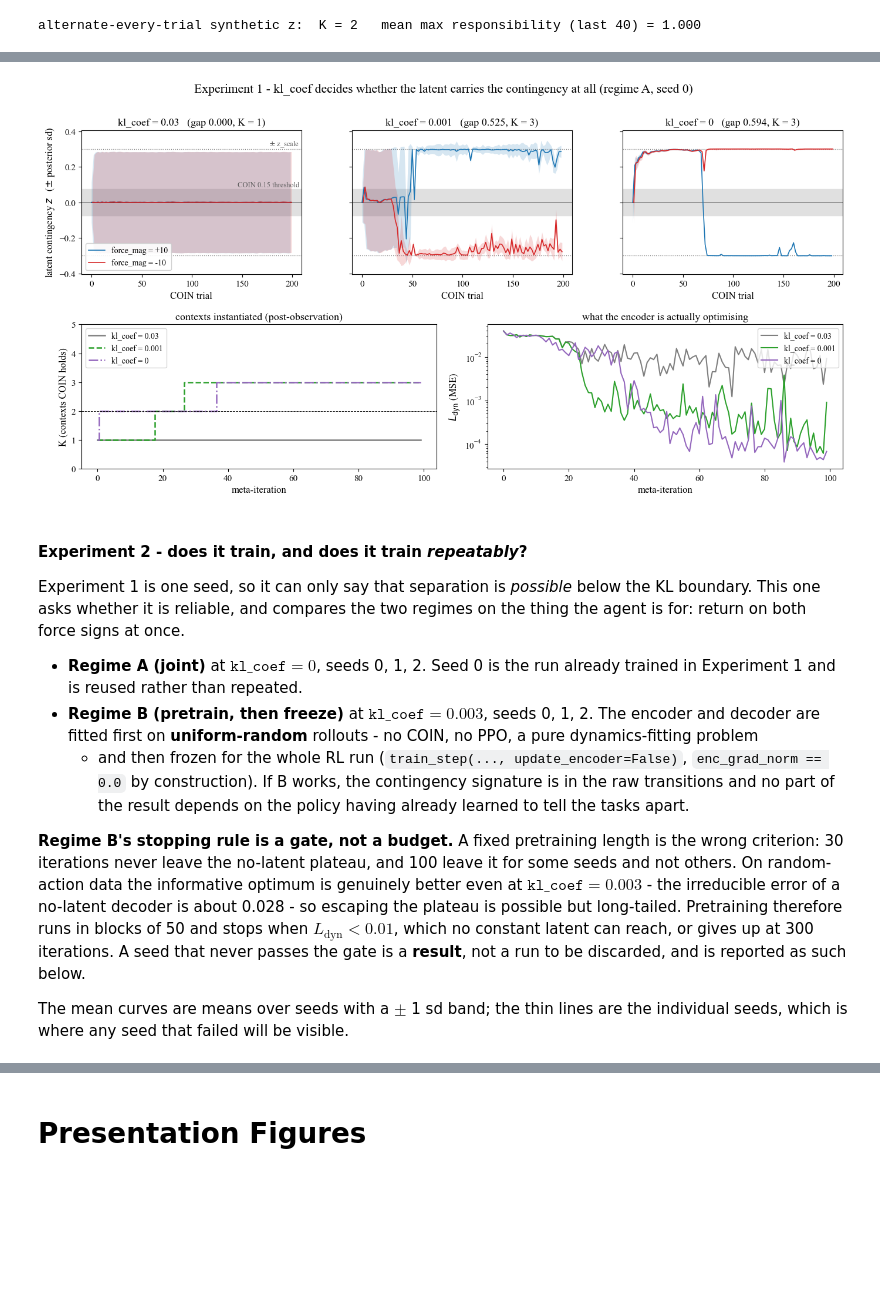
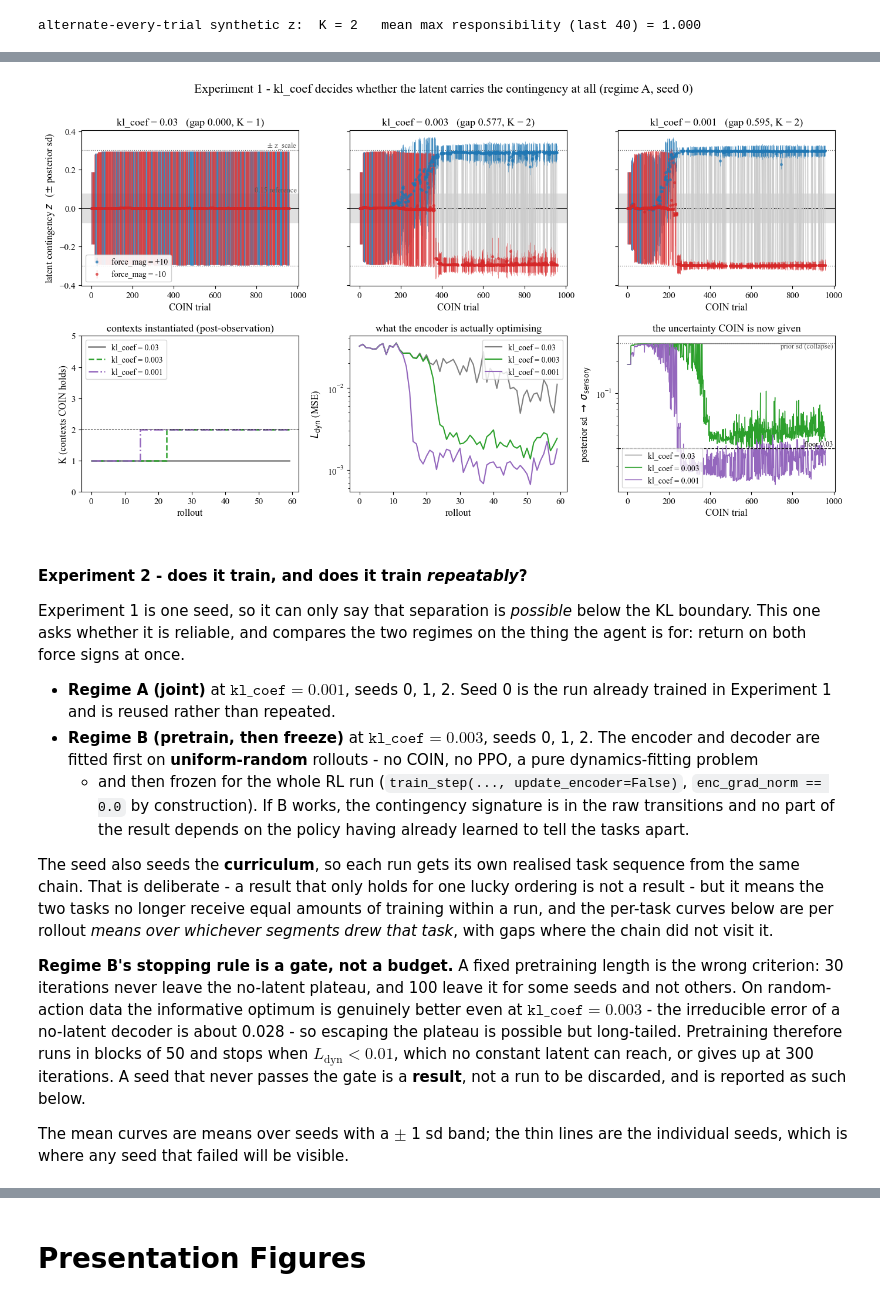
Before and after one commit to RichieRich2569/COINRL, a Jupyter notebook: basics.ipynb, the cells around one changed output, grey strips where cells are left out. Cells and saved outputs as stored; diff of their text form; code cells hidden in the pictures; blank space fills up the shorter version.

```diff
--- a/basics.ipynb
+++ b/basics.ipynb
@@ -1682,66 +1816,83 @@ over the last 20 iterations, so [0, 0] is one shared policy.
 # %%
 # --- Experiment 1: the collapse -> separation story in one figure --------------
-# (a) one panel per kl_coef: the latent COIN actually observes, coloured by the force sign
-#     it should be tracking, with the +-z_scale tanh rails and COIN's own 0.15 segmenting
-#     threshold drawn to scale, and the posterior sd shaded around each point.
-# (b) K over the run, all three overlaid.   (c) the dynamics loss, log scale.
+# (a) one panel per kl_coef: the latent COIN actually observes, one point per COIN trial
+#     coloured by the task the chain drew for it, with the +-z_scale tanh rails and the
+#     0.15 fixed-noise reference band drawn to scale and the posterior sd as error bars.
+# (b) K over the run.  (c) the dynamics loss, log scale.  (d) the posterior sd, which is
+#     now COIN's sensory noise rather than a diagnostic.
 _mosaic = [["a0", "a0", "a1", "a1", "a2", "a2"],
-           ["b",  "b",  "b",  "c",  "c",  "c"]]
-fig, axd = plt.subplot_mosaic(_mosaic, figsize=(14, 7.2))
-_kl_colours = {0.03: "#7f7f7f", 0.001: "#2ca02c", 0.0: "#9467bd"}
+           ["b",  "b",  "c",  "c",  "d",  "d"]]
+fig, axd = plt.subplot_mosaic(_mosaic, figsize=(14, 7.6))
+_kl_colours = {0.03: "#7f7f7f", 0.003: "#2ca02c", 0.001: "#9467bd"}
+_kl_styles = {0.03: "-", 0.003: "--", 0.001: "-."}   # K lines overlap; dashes let them show
 
 for i, (kl, tag) in enumerate(zip(EXP1_KLS, EXP1_TAGS)):
     h, s = results[tag]["hist"], results[tag]["summary"]
     ax = axd[f"a{i}"]
-    n = h["z"].shape[0]
+    z, sd, task = h["z"].ravel(), h["z_sd"].ravel(), h["task"].ravel()
+    trials = np.arange(z.size)
     ax.axhspan(-0.5 * COIN_SEGMENT_THRESHOLD, 0.5 * COIN_SEGMENT_THRESHOLD, color="0.88",
                zorder=0)
     for b in (-Z_SCALE, Z_SCALE):
         ax.axhline(b, color="0.45", lw=0.9, ls=":", zorder=1)
     ax.axhline(0.0, color="k", lw=0.6, zorder=1)
-    for sgm in range(S):
-        trials = np.arange(n) * S + sgm          # COIN trial index of this task's segment
-        z, sd = h["z"][:, sgm], h["z_sd"][:, sgm]
-        ax.fill_between(trials, z - sd, z + sd, color=COLOURS[TASKS[sgm]], alpha=0.18,
-                        lw=0)
-        ax.plot(trials, z, lw=1.2, color=COLOURS[TASKS[sgm]], label=task_label(sgm))
+    # The grey line is the trial ORDER, which the sticky chain no longer alternates.
+    ax.plot(trials, z, color="0.8", lw=0.7, zorder=2)
+    for k in range(N_TASKS):
+        m = task == k
+        ax.errorbar(trials[m], z[m], yerr=sd[m], fmt="o", ms=2.6, lw=0.6, alpha=0.6,
+                    color=COLOURS[k], label=task_label(k), zorder=3)
     ax.set_ylim(-1.35 * Z_SCALE, 1.35 * Z_SCALE)
     ax.set_xlabel("COIN trial")
     ax.set_title(f"kl_coef = {kl:g}   (gap {s['z_gap']:.3f}, K = {s['final_K']})")
     if i == 0:
         ax.set_ylabel(r"latent contingency $z$   ($\pm$ posterior sd)")
         ax.legend(loc="lower left", framealpha=0.9)
     else:
         ax.set_yticklabels([])
 axd["a0"].text(0.99, Z_SCALE, r"$\pm$ z_scale", transform=axd["a0"].get_yaxis_transform(),
                ha="right", va="bottom", fontsize=9, color="0.35")
-axd["a0"].text(0.99, 0.5 * COIN_SEGMENT_THRESHOLD, "COIN 0.15 threshold",
+axd["a0"].text(0.99, 0.5 * COIN_SEGMENT_THRESHOLD, "0.15 reference",
                transform=axd["a0"].get_yaxis_transform(), ha="right", va="bottom",
                fontsize=9, color="0.35")
 
-_kl_styles = {0.03: "-", 0.001: "--", 0.0: "-."}      # K lines overlap; dashes let them show
 for kl, tag in zip(EXP1_KLS, EXP1_TAGS):
     h = results[tag]["hist"]
     it = np.arange(h["K_post"].size)
     axd["b"].step(it, h["K_post"], where="mid", lw=1.8, color=_kl_colours[kl],
                   ls=_kl_styles[kl], label=f"kl_coef = {kl:g}")
     axd["c"].plot(it, h["dyn"], lw=1.5, color=_kl_colours[kl], label=f"kl_coef = {kl:g}")
+    axd["d"].plot(np.arange(h["z_sd"].size), h["z_sd"].ravel(), lw=1.0,
+                  color=_kl_colours[kl], label=f"kl_coef = {kl:g}")
 axd["b"].axhline(2, color="k", lw=0.7, ls="--")
-axd["b"].set_xlabel("meta-iteration"); axd["b"].set_ylabel("K (contexts COIN holds)")
+axd["b"].set_xlabel("rollout"); axd["b"].set_ylabel("K (contexts COIN holds)")
 axd["b"].set_yticks(np.arange(0, 6))
 axd["b"].set_title("contexts instantiated (post-observation)")
 axd["b"].legend(loc="upper left")
 axd["c"].set_yscale("log")
-axd["c"].set_xlabel("meta-iteration"); axd["c"].set_ylabel(r"$L_{\mathrm{dyn}}$ (MSE)")
+axd["c"].set_xlabel("rollout"); axd["c"].set_ylabel(r"$L_{\mathrm{dyn}}$ (MSE)")
 axd["c"].set_title("what the encoder is actually optimising")
 axd["c"].legend(loc="upper right")
+axd["d"].axhline(PRIOR_SD, color="0.45", lw=0.9, ls=":")
+axd["d"].axhline(SIGMA_MOTOR["A"], color="k", lw=0.9, ls="--")
+axd["d"].text(0.99, PRIOR_SD, "prior sd (collapse)",
+              transform=axd["d"].get_yaxis_transform(), ha="right", va="top", fontsize=9,
+              color="0.35")
+axd["d"].text(0.99, SIGMA_MOTOR["A"], f"floor {SIGMA_MOTOR['A']}",
+              transform=axd["d"].get_yaxis_transform(), ha="right", va="bottom",
+              fontsize=9)
+axd["d"].set_yscale("log")
+axd["d"].set_xlabel("COIN trial")
+axd["d"].set_ylabel(r"posterior sd $\to$ $\sigma_{\mathrm{sensory}}$")
+axd["d"].set_title("the uncertainty COIN is now given")
+axd["d"].legend(loc="lower left")
 
 fig.suptitle("Experiment 1 - kl_coef decides whether the latent carries the contingency "
              "at all (regime A, seed 0)", y=1.0)
 fig.tight_layout()
 plt.show()
 # %% [output]
-[figure, old version]
+[figure, new version]
 # %% [markdown]
 #### Experiment 2 - does it train, and does it train *repeatably*?
 
@@ -1749,13 +1900,18 @@ Experiment 1 is one seed, so it can only say that separation is *possible* below
 asks whether it is reliable, and compares the two regimes on the thing the agent is for: return on both
 force signs at once.
 
-- **Regime A (joint)** at $\texttt{kl\_coef} = 0$, seeds 0, 1, 2. Seed 0 is the run already trained in
+- **Regime A (joint)** at $\texttt{kl\_coef} = 0.001$, seeds 0, 1, 2. Seed 0 is the run already trained in
   Experiment 1 and is reused rather than repeated.
 - **Regime B (pretrain, then freeze)** at $\texttt{kl\_coef} = 0.003$, seeds 0, 1, 2. The encoder and
   decoder are fitted first on **uniform-random** rollouts - no COIN, no PPO, a pure dynamics-fitting problem
   - and then frozen for the whole RL run (`train_step(..., update_encoder=False)`, `enc_grad_norm == 0.0` by
   construction). If B works, the contingency signature is in the raw transitions and no part of the result
   depends on the policy having already learned to tell the tasks apart.
+
+The seed also seeds the **curriculum**, so each run gets its own realised task sequence from the same chain.
+That is deliberate - a result that only holds for one lucky ordering is not a result - but it means the two
+tasks no longer receive equal amounts of training within a run, and the per-task curves below are per
+rollout *means over whichever segments drew that task*, with gaps where the chain did not visit it.
 
 **Regime B's stopping rule is a gate, not a budget.** A fixed pretraining length is the wrong criterion:
 30 iterations never leave the no-latent plateau, and 100 leave it for some seeds and not others. On
```
Also changed, not shown: parts of 16 cells of this notebook, 13 other files.
